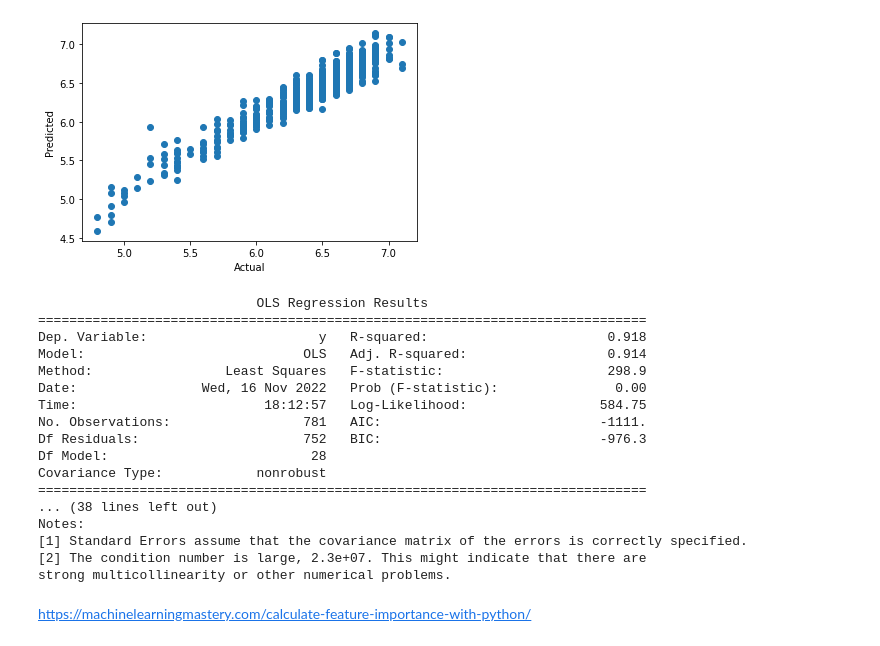
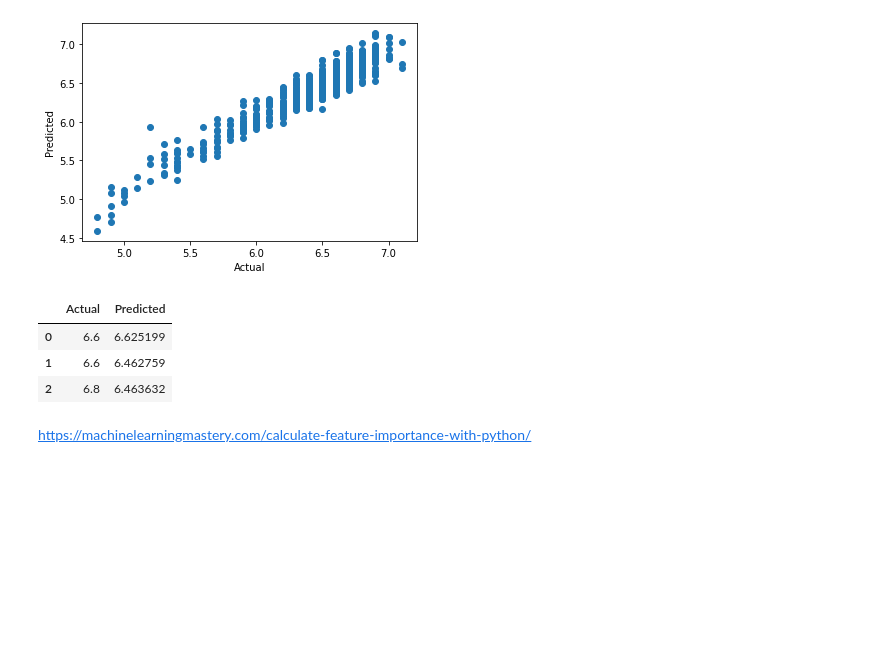
Before and after one commit to Degri95/Final_Project, a Jupyter notebook: Linear_regressions.ipynb, the cells around one changed output. Drawn from its saved outputs; the diff is of its cells as text; code cells hidden in the pictures; blank space fills up the shorter version.

```diff
--- a/Linear_regressions.ipynb
+++ b/Linear_regressions.ipynb
@@ -210,27 +198,14 @@ plt.xlabel('Actual');
 plt.ylabel('Predicted');
 # %% [output]
 [figure]
-# %%
-# Display a regression result using statsmodel
-X2 = sm.add_constant(X_test)
-est = sm.OLS(y_test, X2)
-est2 = est.fit()
-print(est2.summary())
-# %% [output]
-                            OLS Regression Results
-==============================================================================
-Dep. Variable:                      y   R-squared:                       0.918
-Model:                            OLS   Adj. R-squared:                  0.914
-Method:                 Least Squares   F-statistic:                     298.9
-Date:                Wed, 16 Nov 2022   Prob (F-statistic):               0.00
-Time:                        18:12:57   Log-Likelihood:                 584.75
-No. Observations:                 781   AIC:                            -1111.
-Df Residuals:                     752   BIC:                            -976.3
-Df Model:                          28
-Covariance Type:            nonrobust
-==============================================================================
-... (38 lines left out)
-Notes:
-[1] Standard Errors assume that the covariance matrix of the errors is correctly specified.
-[2] The condition number is large, 2.3e+07. This might indicate that there are
-strong multicollinearity or other numerical problems.
+# %%
+df1 = pd.DataFrame(y_test)
+df2 = pd.DataFrame(y_pred)
+accuracy_df = pd.concat([df1, df2], axis = 1)
+accuracy_df.columns = ['Actual', 'Predicted']
+accuracy_df.head(3)
+# %% [output]
+|  | Actual | Predicted |
+| 0 | 6.6 | 6.625199 |
+| 1 | 6.6 | 6.462759 |
+| 2 | 6.8 | 6.463632 |
```
Also changed, not shown: parts of 6 cells of this notebook.
